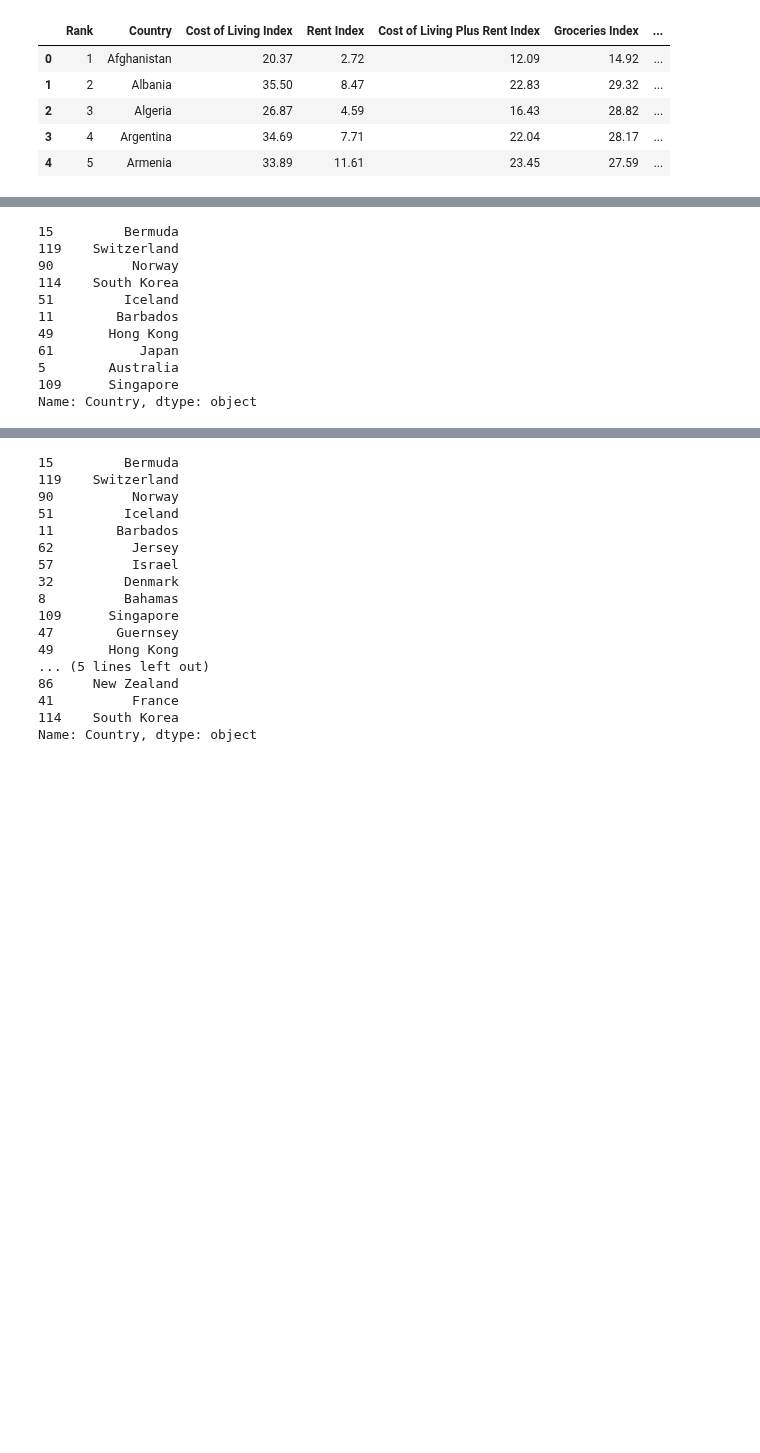
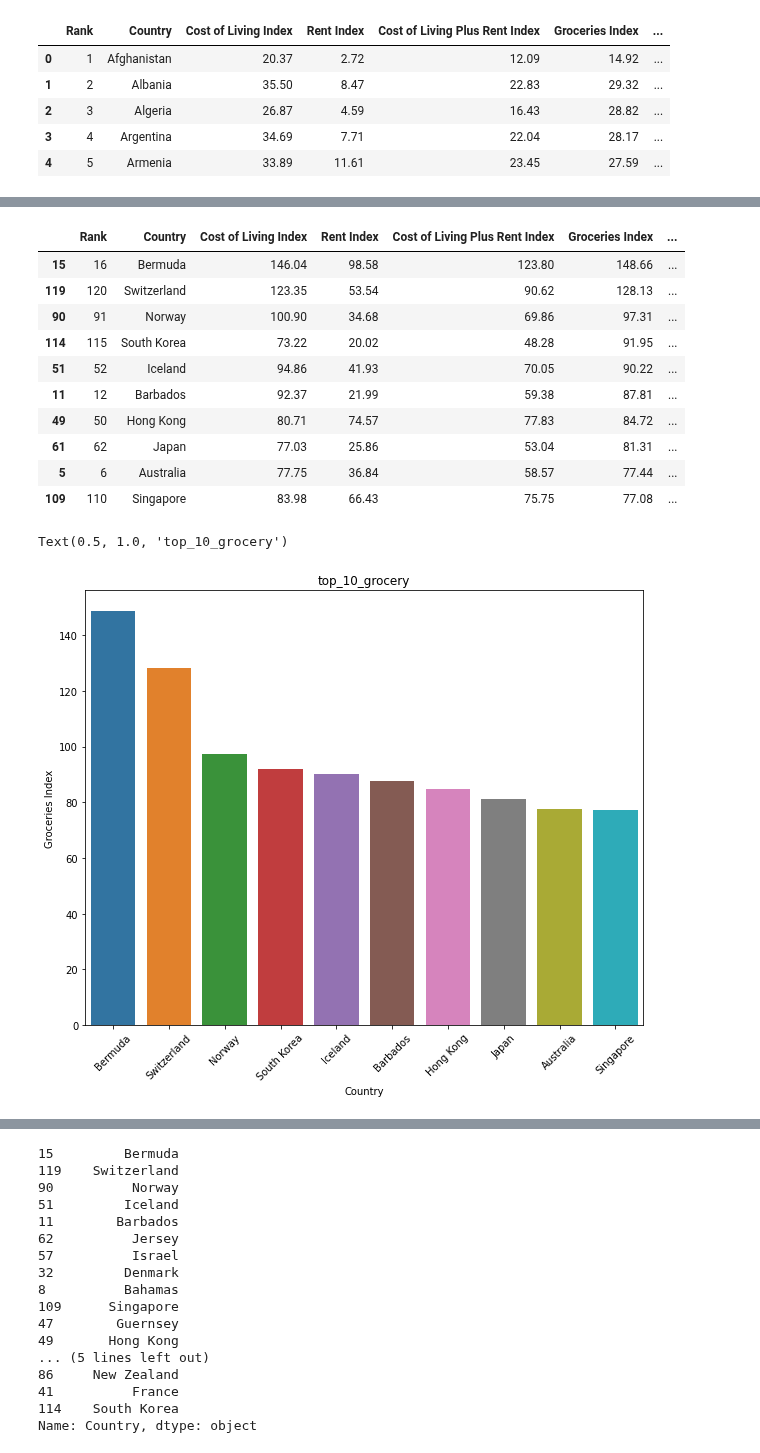
Before and after one commit to chandanabrdwj/100DaysOfML, a Jupyter notebook: cost-of-living-index-2022.ipynb, the cells around one changed output, grey strips where cells are left out. Cells and saved outputs as stored; diff of their text form; code cells hidden in the pictures; blank space fills up the shorter version.

```diff
--- a/cost-of-living-index-2022.ipynb
+++ b/cost-of-living-index-2022.ipynb
@@ -80,16 +105,26 @@ Name: Country, dtype: object
 # %%
-top_10_grocery = df.sort_values(by = ['Groceries Index'],ascending=False).head(10)['Country']
+top_10_grocery = df.sort_values(by = ['Groceries Index'],ascending=False).head(10)
 top_10_grocery
 # %% [output]
-15         Bermuda
-119    Switzerland
-90          Norway
-114    South Korea
-51         Iceland
-11        Barbados
-49       Hong Kong
-61           Japan
-5        Australia
-109      Singapore
-Name: Country, dtype: object
+|  | Rank | Country | Cost of Living Index | Rent Index | Cost of Living Plus Rent Index | Groceries Index | ... |
+| 15 | 16 | Bermuda | 146.04 | 98.58 | 123.80 | 148.66 | ... |
+| 119 | 120 | Switzerland | 123.35 | 53.54 | 90.62 | 128.13 | ... |
+| 90 | 91 | Norway | 100.90 | 34.68 | 69.86 | 97.31 | ... |
+| 114 | 115 | South Korea | 73.22 | 20.02 | 48.28 | 91.95 | ... |
+| 51 | 52 | Iceland | 94.86 | 41.93 | 70.05 | 90.22 | ... |
+| 11 | 12 | Barbados | 92.37 | 21.99 | 59.38 | 87.81 | ... |
+| 49 | 50 | Hong Kong | 80.71 | 74.57 | 77.83 | 84.72 | ... |
+| 61 | 62 | Japan | 77.03 | 25.86 | 53.04 | 81.31 | ... |
+| 5 | 6 | Australia | 77.75 | 36.84 | 58.57 | 77.44 | ... |
+| 109 | 110 | Singapore | 83.98 | 66.43 | 75.75 | 77.08 | ... |
+# %%
+plt.figure(figsize=(10,8))
+sns.barplot(x=top_10_grocery['Country'], y=top_10_grocery['Groceries Index'])
+plt.xticks(rotation= 45)
+plt.xlabel('Country')
+plt.ylabel('Groceries Index')
+plt.title('top_10_grocery')
+# %% [output]
+Text(0.5, 1.0, 'top_10_grocery')
+[figure, added]
 # %%
```
Also changed, not shown: parts of 15 cells of this notebook.
